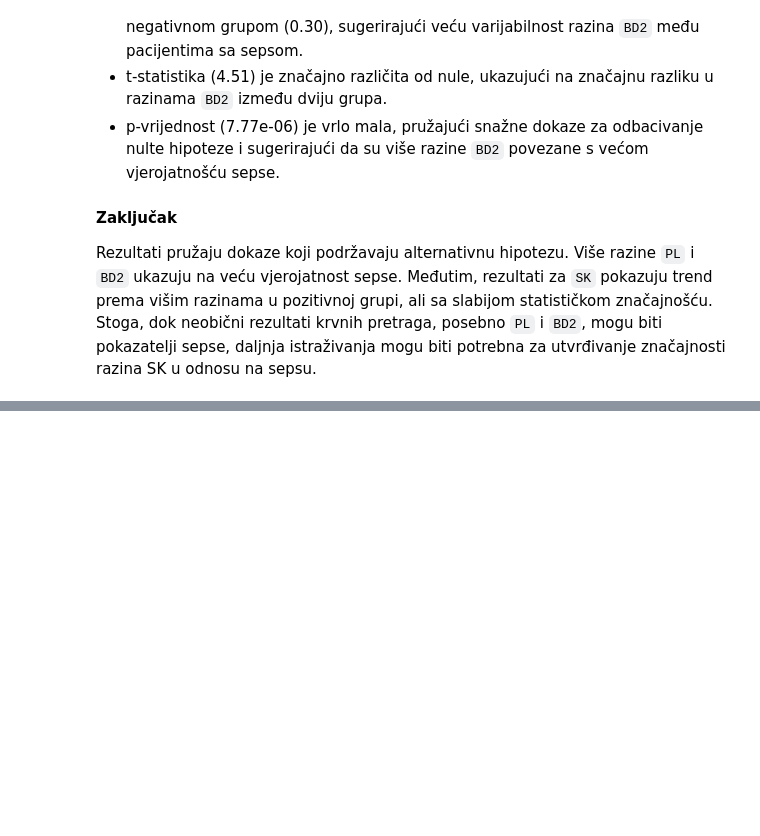
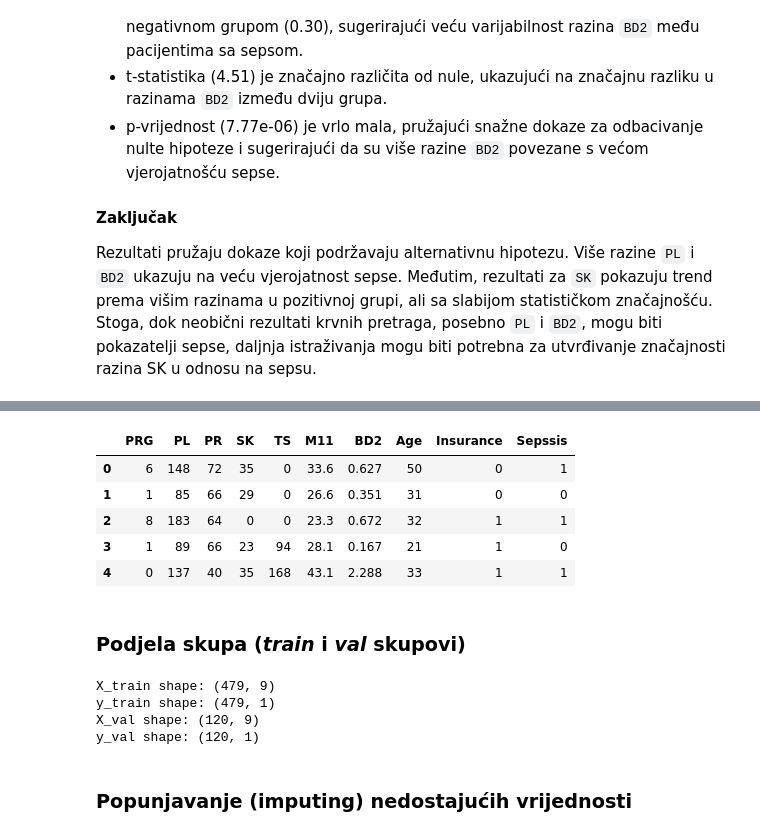
Before and after one commit to dsabljic/Sepsis-Classification, a Jupyter notebook: Sepsis Classification.ipynb, the cells around one changed output, grey strips where cells are left out. Drawn from its saved outputs; the diff is of its cells as text; code cells hidden in the pictures; blank space fills up the shorter version.

```diff
--- a/Sepsis Classification.ipynb
+++ b/Sepsis Classification.ipynb
@@ -753,0 +792,20 @@ Rezultati pružaju dokaze koji podržavaju alternativnu hipotezu. Više razine `
+# %%
+def encode_target_variable(data, target_variable):
+    label_encoder = LabelEncoder()
+    encoded_target = label_encoder.fit_transform(data[target_variable])
+    target_encoded = pd.DataFrame(encoded_target, columns=[target_variable])
+
+    data_encoded = pd.concat([data.iloc[:, :-1], target_encoded], axis=1)
+    data_encoded.drop('ID', axis=1, inplace=True)
+
+    return data_encoded
+# %%
+train_encoded = encode_target_variable(train, 'Sepssis')
+train_encoded.head()
+# %% [output]
+|  | PRG | PL | PR | SK | TS | M11 | BD2 | Age | Insurance | Sepssis |
+| 0 | 6 | 148 | 72 | 35 | 0 | 33.6 | 0.627 | 50 | 0 | 1 |
+| 1 | 1 | 85 | 66 | 29 | 0 | 26.6 | 0.351 | 31 | 0 | 0 |
+| 2 | 8 | 183 | 64 | 0 | 0 | 23.3 | 0.672 | 32 | 1 | 1 |
+| 3 | 1 | 89 | 66 | 23 | 94 | 28.1 | 0.167 | 21 | 1 | 0 |
+| 4 | 0 | 137 | 40 | 35 | 168 | 43.1 | 2.288 | 33 | 1 | 1 |
@@ -753,0 +814,21 @@ Rezultati pružaju dokaze koji podržavaju alternativnu hipotezu. Više razine `
+# %% [markdown]
+### Podjela skupa (*train* i *val* skupovi)
+# %%
+def split_data(X, y, test_size, random_state=42, stratify=None):
+    X_train, X_val, y_train, y_val = train_test_split(X, y, test_size=test_size, random_state=42, stratify=stratify)
+
+    return X_train, X_val, y_train, y_val
+
+X_train, X_val, y_train, y_val = split_data(train_encoded.iloc[:, :-1], train_encoded.iloc[:, -1:], test_size=0.2, random_state=42, stratify=train_encoded.iloc[:, -1:])
+
+print("X_train shape:", X_train.shape)
+print("y_train shape:", y_train.shape)
+print("X_val shape:", X_val.shape)
+print("y_val shape:", y_val.shape)
+# %% [output]
+X_train shape: (479, 9)
+y_train shape: (479, 1)
+X_val shape: (120, 9)
+y_val shape: (120, 1)
+# %% [markdown]
+### Popunjavanje (imputing) nedostajućih vrijednosti
```
Also changed, not shown: parts of 11 cells of this notebook.
